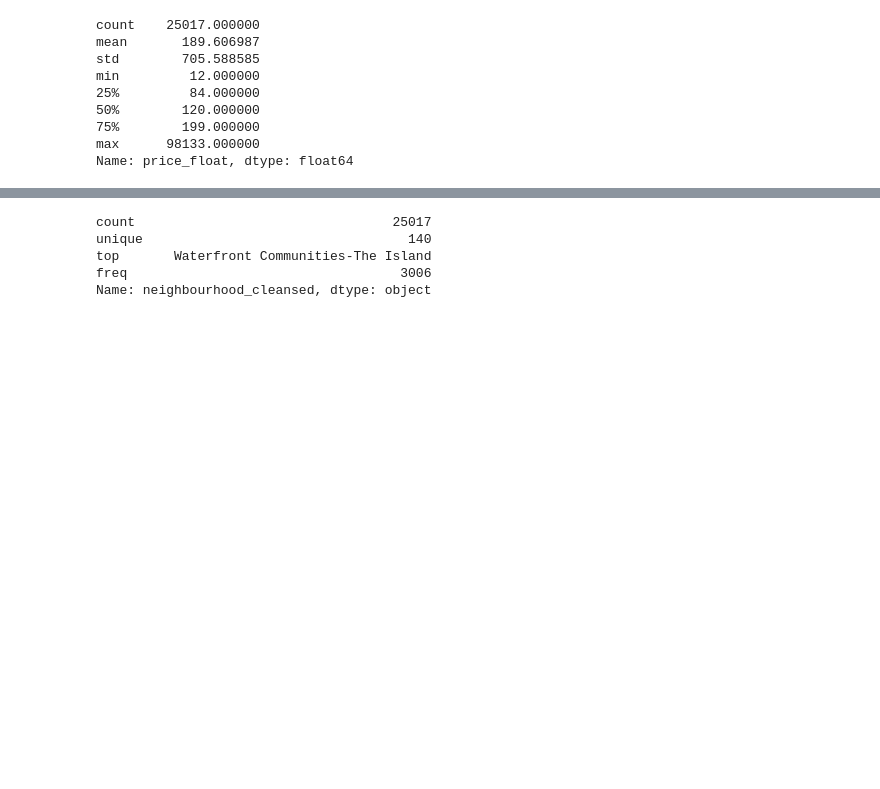
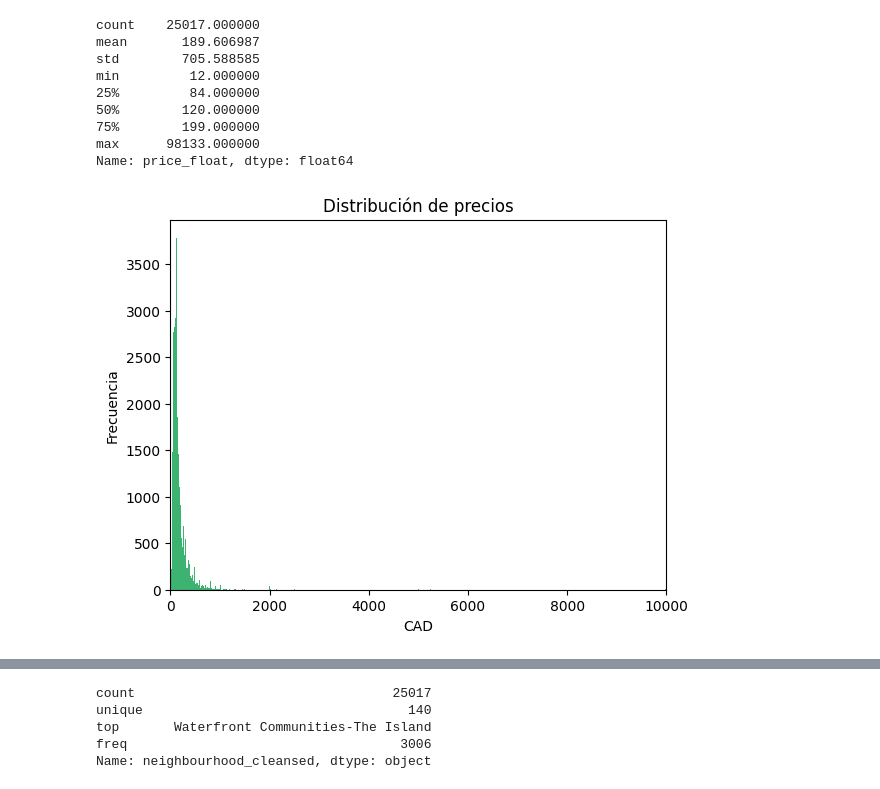
Before and after one commit to d-chacon/Ciencia_Datos_Taller_1, a Jupyter notebook: taller_1.ipynb, the cells around one changed output, grey strips where cells are left out. Saved outputs shown, nothing was run; the diff lists cells and outputs as text; code cells hidden in the pictures; blank space fills up the shorter version.

```diff
--- a/taller_1.ipynb
+++ b/taller_1.ipynb
@@ -110,3 +119,12 @@ min         12.000000
 75%        199.000000
 max      98133.000000
 Name: price_float, dtype: float64
+# %%
+plt.hist(listings_df["price_float"], bins=5000, color = "mediumseagreen")
+plt.title("Distribución de precios")
+plt.xlabel('CAD')
+plt.xlim([0, 10000])
+plt.ylabel('Frecuencia')
+plt.show()
+# %% [output]
+[figure, added]
```
Also changed, not shown: parts of 45 cells of this notebook.
